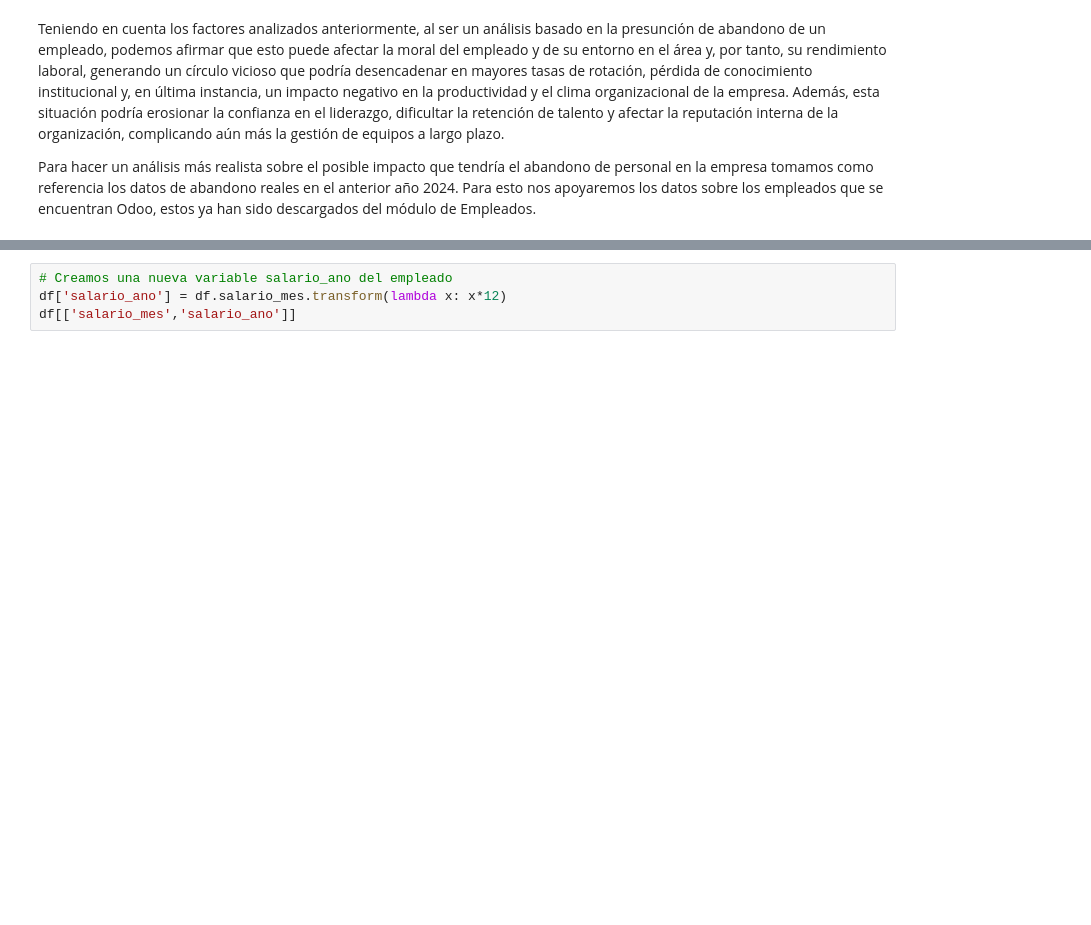
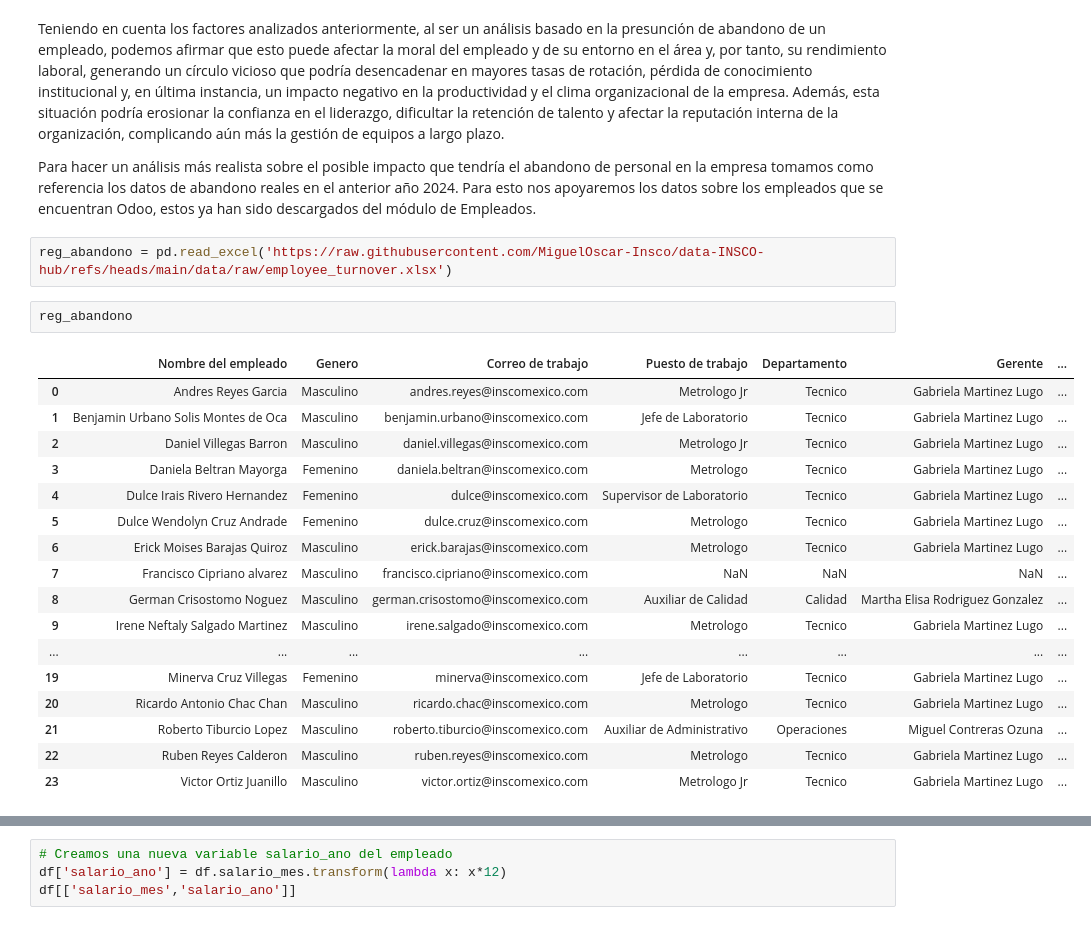
Before and after one commit to MiguelOscar-Insco/data-INSCO-hub, a Jupyter notebook: notebooks/mod_rrhh/survey_analysis.ipynb, the cells around one changed output, grey strips where cells are left out. Saved outputs shown, nothing was run; the diff lists cells and outputs as text; blank space fills up the shorter version.

```diff
--- a/notebooks/mod_rrhh/survey_analysis.ipynb
+++ b/notebooks/mod_rrhh/survey_analysis.ipynb
@@ -733,3 +733,25 @@ https://blog-empresas.computrabajo.com/costo-de-rotacion/
 Teniendo en cuenta los factores analizados anteriormente, al ser un análisis basado en la presunción de abandono de un empleado, podemos afirmar que esto puede afectar la moral del empleado y de su entorno en el área y, por tanto, su rendimiento laboral, generando un círculo vicioso que podría desencadenar en mayores tasas de rotación, pérdida de conocimiento institucional y, en última instancia, un impacto negativo en la productividad y el clima organizacional de la empresa. Además, esta situación podría erosionar la confianza en el liderazgo, dificultar la retención de talento y afectar la reputación interna de la organización, complicando aún más la gestión de equipos a largo plazo.<br>
 
 Para hacer un análisis más realista sobre el posible impacto que tendría el abandono de personal en la empresa tomamos como referencia los datos de abandono reales en el anterior año 2024. Para esto nos apoyaremos los datos sobre los empleados que se encuentran Odoo, estos ya han sido descargados del módulo de Empleados.
+# %%
+reg_abandono = pd.read_excel('https://raw.githubusercontent.com/MiguelOscar-Insco/data-INSCO-hub/refs/heads/main/data/raw/employee_turnover.xlsx')
+# %%
+reg_abandono
+# %% [output]
+|  | Nombre del empleado | Genero | Correo de trabajo | Puesto de trabajo | Departamento | Gerente | ... |
+| 0 | Andres Reyes Garcia | Masculino | andres.reyes@inscomexico.com | Metrologo Jr | Tecnico | Gabriela Martinez Lugo | ... |
+| 1 | Benjamin Urbano Solis Montes de Oca | Masculino | benjamin.urbano@inscomexico.com | Jefe de Laboratorio | Tecnico | Gabriela Martinez Lugo | ... |
+| 2 | Daniel Villegas Barron | Masculino | daniel.villegas@inscomexico.com | Metrologo Jr | Tecnico | Gabriela Martinez Lugo | ... |
+| 3 | Daniela Beltran Mayorga | Femenino | daniela.beltran@inscomexico.com | Metrologo | Tecnico | Gabriela Martinez Lugo | ... |
+| 4 | Dulce Irais Rivero Hernandez | Femenino | dulce@inscomexico.com | Supervisor de Laboratorio | Tecnico | Gabriela Martinez Lugo | ... |
+| 5 | Dulce Wendolyn Cruz Andrade | Femenino | dulce.cruz@inscomexico.com | Metrologo | Tecnico | Gabriela Martinez Lugo | ... |
+| 6 | Erick Moises Barajas Quiroz | Masculino | erick.barajas@inscomexico.com | Metrologo | Tecnico | Gabriela Martinez Lugo | ... |
+| 7 | Francisco Cipriano alvarez | Masculino | francisco.cipriano@inscomexico.com | NaN | NaN | NaN | ... |
+| 8 | German Crisostomo Noguez | Masculino | german.crisostomo@inscomexico.com | Auxiliar de Calidad | Calidad | Martha Elisa Rodriguez Gonzalez | ... |
+| 9 | Irene Neftaly Salgado Martinez | Masculino | irene.salgado@inscomexico.com | Metrologo | Tecnico | Gabriela Martinez Lugo | ... |
+| ... | ... | ... | ... | ... | ... | ... | ... |
+| 19 | Minerva Cruz Villegas | Femenino | minerva@inscomexico.com | Jefe de Laboratorio | Tecnico | Gabriela Martinez Lugo | ... |
+| 20 | Ricardo Antonio Chac Chan | Masculino | ricardo.chac@inscomexico.com | Metrologo | Tecnico | Gabriela Martinez Lugo | ... |
+| 21 | Roberto Tiburcio Lopez | Masculino | roberto.tiburcio@inscomexico.com | Auxiliar de Administrativo | Operaciones | Miguel Contreras Ozuna | ... |
+| 22 | Ruben Reyes Calderon | Masculino | ruben.reyes@inscomexico.com | Metrologo | Tecnico | Gabriela Martinez Lugo | ... |
+| 23 | Victor Ortiz Juanillo | Masculino | victor.ortiz@inscomexico.com | Metrologo Jr | Tecnico | Gabriela Martinez Lugo | ... |
```
Also changed, not shown: parts of 18 cells of this notebook, 3 other files.
